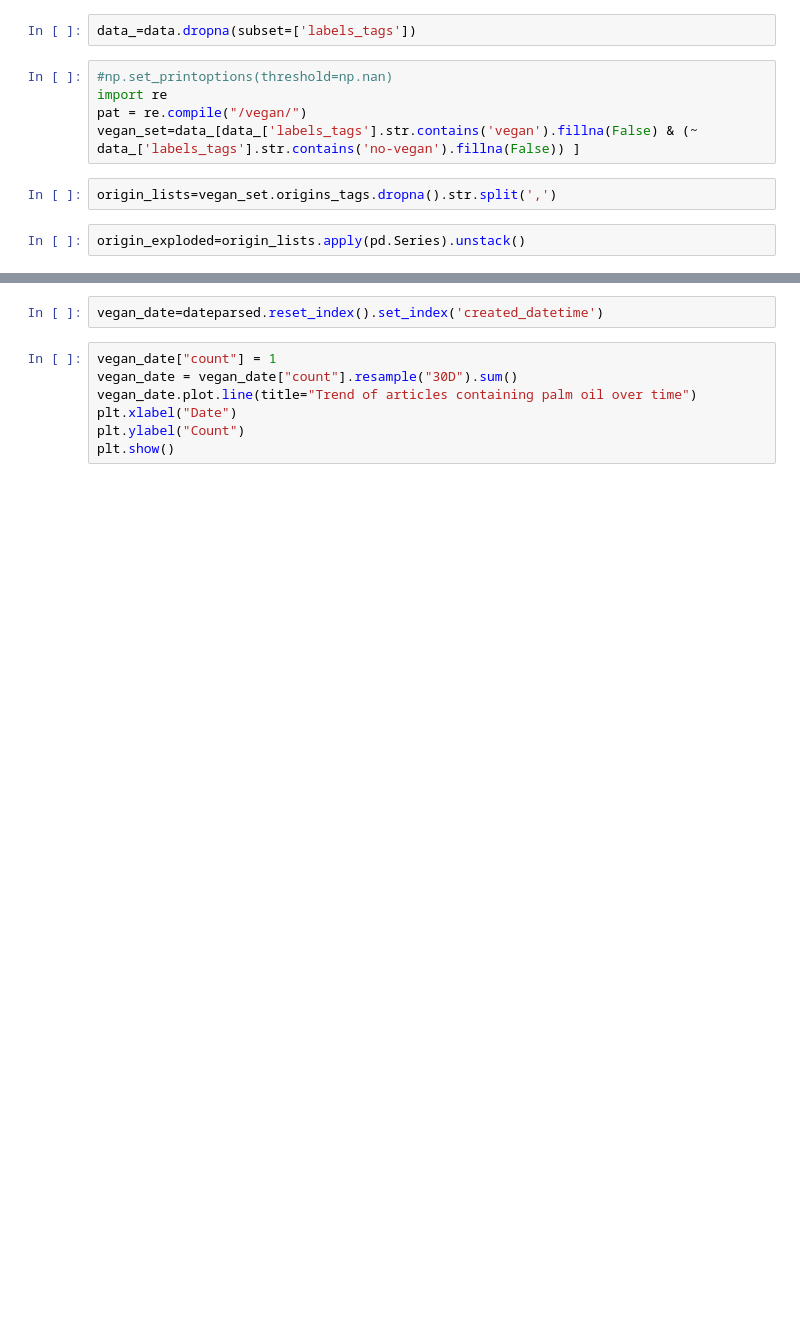
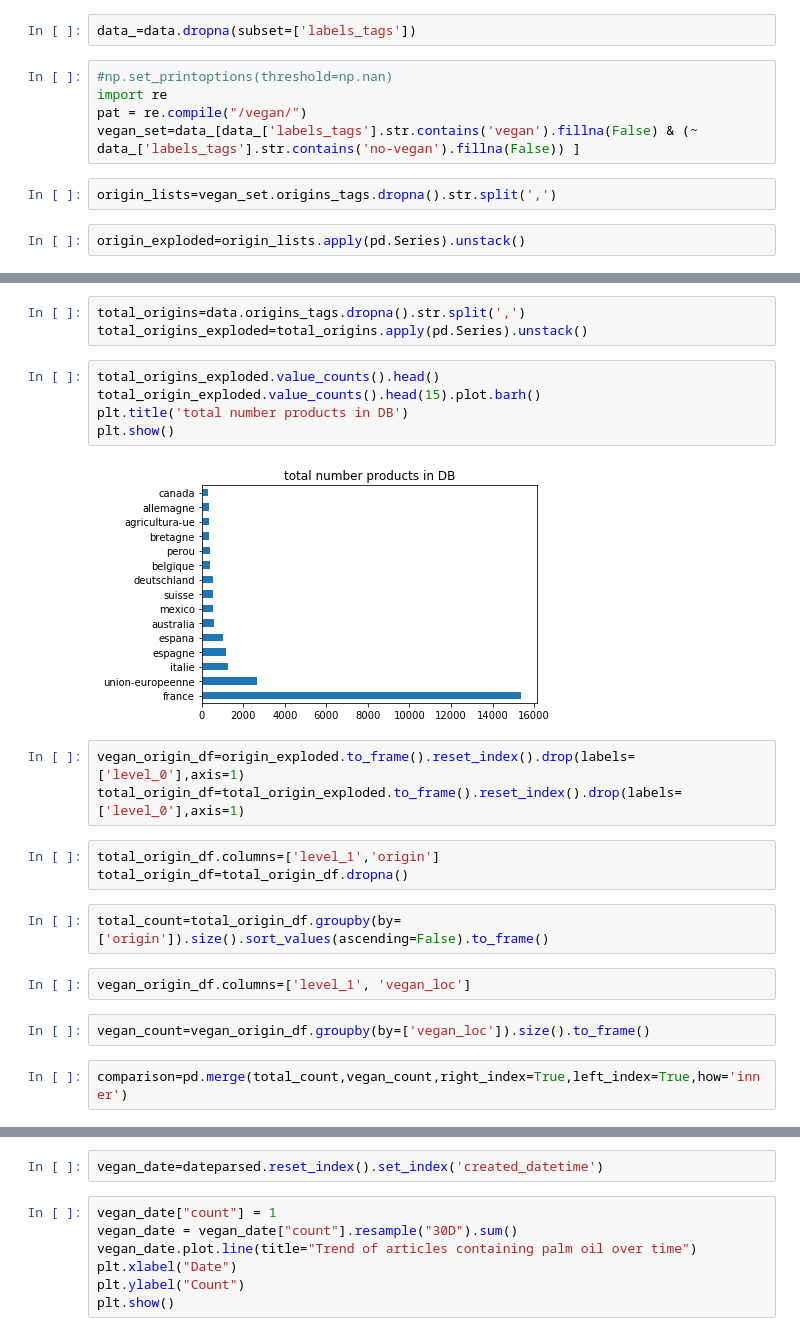
Before and after one commit to lanzrein/ada_project, a Jupyter notebook: VeganIsTheOnlySustainableSolution.ipynb, the cells around one changed output, grey strips where cells are left out. Saved outputs shown, nothing was run; the diff lists cells and outputs as text; blank space fills up the shorter version.

```diff
--- a/VeganIsTheOnlySustainableSolution.ipynb
+++ b/VeganIsTheOnlySustainableSolution.ipynb
@@ -46,0 +27,24 @@ plt.show()
+# %%
+total_origins=data.origins_tags.dropna().str.split(',')
+total_origins_exploded=total_origins.apply(pd.Series).unstack()
+# %%
+total_origins_exploded.value_counts().head()
+total_origin_exploded.value_counts().head(15).plot.barh()
+plt.title('total number products in DB')
+plt.show()
+# %% [output]
+[figure, added]
+# %%
+vegan_origin_df=origin_exploded.to_frame().reset_index().drop(labels=['level_0'],axis=1)
+total_origin_df=total_origin_exploded.to_frame().reset_index().drop(labels=['level_0'],axis=1)
+# %%
+total_origin_df.columns=['level_1','origin']
+total_origin_df=total_origin_df.dropna()
+# %%
+total_count=total_origin_df.groupby(by=['origin']).size().sort_values(ascending=False).to_frame()
+# %%
+vegan_origin_df.columns=['level_1', 'vegan_loc']
+# %%
+vegan_count=vegan_origin_df.groupby(by=['vegan_loc']).size().to_frame()
+# %%
+comparison=pd.merge(total_count,vegan_count,right_index=True,left_index=True,how='inner')
```
Also changed, not shown: parts of 12 cells of this notebook.
